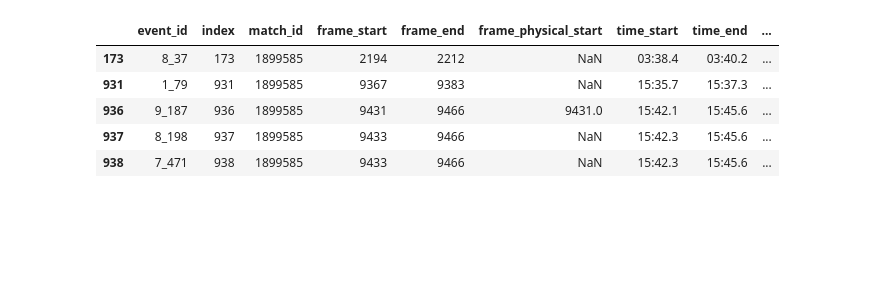
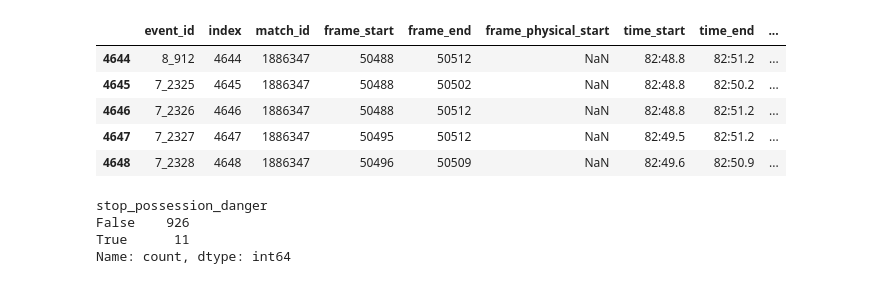
Before and after one commit to MihirT906/PlayTactix, a Jupyter notebook: backend/services/test_key_moment_finder.ipynb, the cells around one changed output. Cells and saved outputs as stored; diff of their text form; code cells hidden in the pictures; blank space fills up the shorter version.

```diff
--- a/backend/services/test_key_moment_finder.ipynb
+++ b/backend/services/test_key_moment_finder.ipynb
@@ -9,4 +9,5 @@ pd.set_option('display.max_columns', None)  # Show all columns
 from data_ingestor_github import SkillCornerDataIngestor
 di = SkillCornerDataIngestor()
 # %%
-bronze_event_data = di._get_bronze_event_data(match_id=1899585)
+bronze_event_data = di._get_bronze_event_data(match_id=1886347)
+silver_event_data = di._get_silver_event_data(bronze_event_data)
@@ -13,10 +31,18 @@ bronze_event_data = di._get_bronze_event_data(match_id=1899585)
 # %%
 # Get all rows of data where a shot was taken
-bronze_event_data[bronze_event_data['lead_to_shot'] == True].head()
+bronze_event_data[bronze_event_data['lead_to_goal'] == True].head()
 # %% [output]
 |  | event_id | index | match_id | frame_start | frame_end | frame_physical_start | time_start | time_end | ... |
-| 173 | 8_37 | 173 | 1899585 | 2194 | 2212 | NaN | 03:38.4 | 03:40.2 | ... |
-| 931 | 1_79 | 931 | 1899585 | 9367 | 9383 | NaN | 15:35.7 | 15:37.3 | ... |
-| 936 | 9_187 | 936 | 1899585 | 9431 | 9466 | 9431.0 | 15:42.1 | 15:45.6 | ... |
-| 937 | 8_198 | 937 | 1899585 | 9433 | 9466 | NaN | 15:42.3 | 15:45.6 | ... |
-| 938 | 7_471 | 938 | 1899585 | 9433 | 9466 | NaN | 15:42.3 | 15:45.6 | ... |
+| 4644 | 8_912 | 4644 | 1886347 | 50488 | 50512 | NaN | 82:48.8 | 82:51.2 | ... |
+| 4645 | 7_2325 | 4645 | 1886347 | 50488 | 50502 | NaN | 82:48.8 | 82:50.2 | ... |
+| 4646 | 7_2326 | 4646 | 1886347 | 50488 | 50512 | NaN | 82:48.8 | 82:51.2 | ... |
+| 4647 | 7_2327 | 4647 | 1886347 | 50495 | 50512 | NaN | 82:49.5 | 82:51.2 | ... |
+| 4648 | 7_2328 | 4648 | 1886347 | 50496 | 50509 | NaN | 82:49.6 | 82:50.9 | ... |
+# %%
+test_data = bronze_event_data[bronze_event_data['event_type'] == 'player_possession']
+bronze_event_data['stop_possession_danger'].value_counts()
+# %% [output]
+stop_possession_danger
+False    926
+True      11
+Name: count, dtype: int64
```
Also changed, not shown: parts of 7 cells of this notebook, 3 other files.
